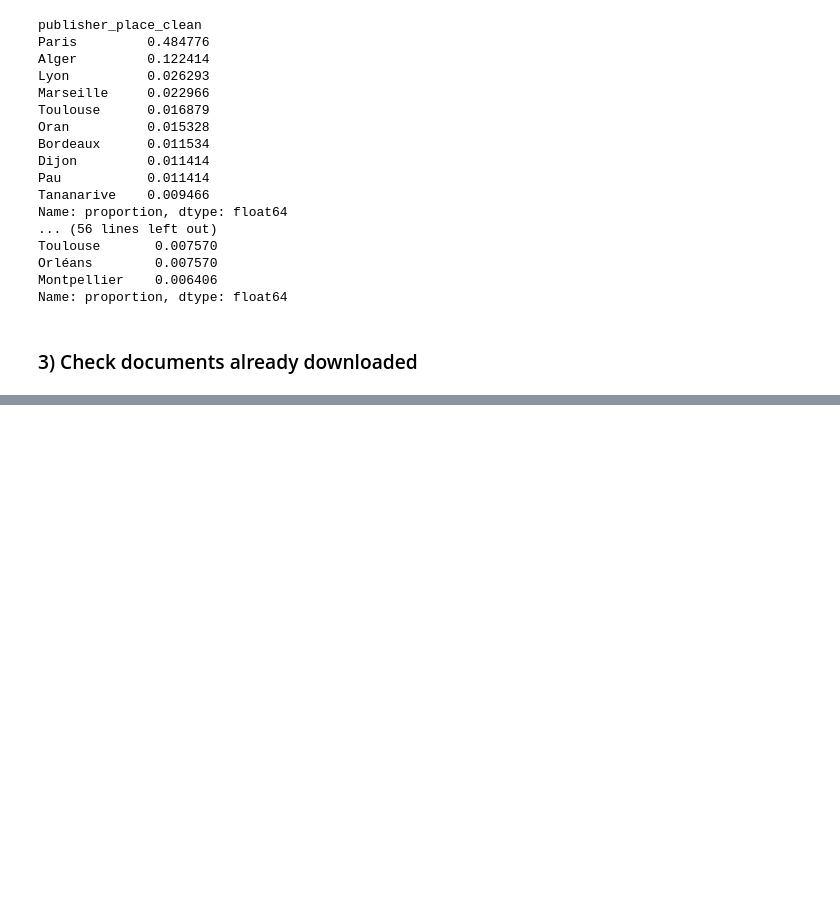
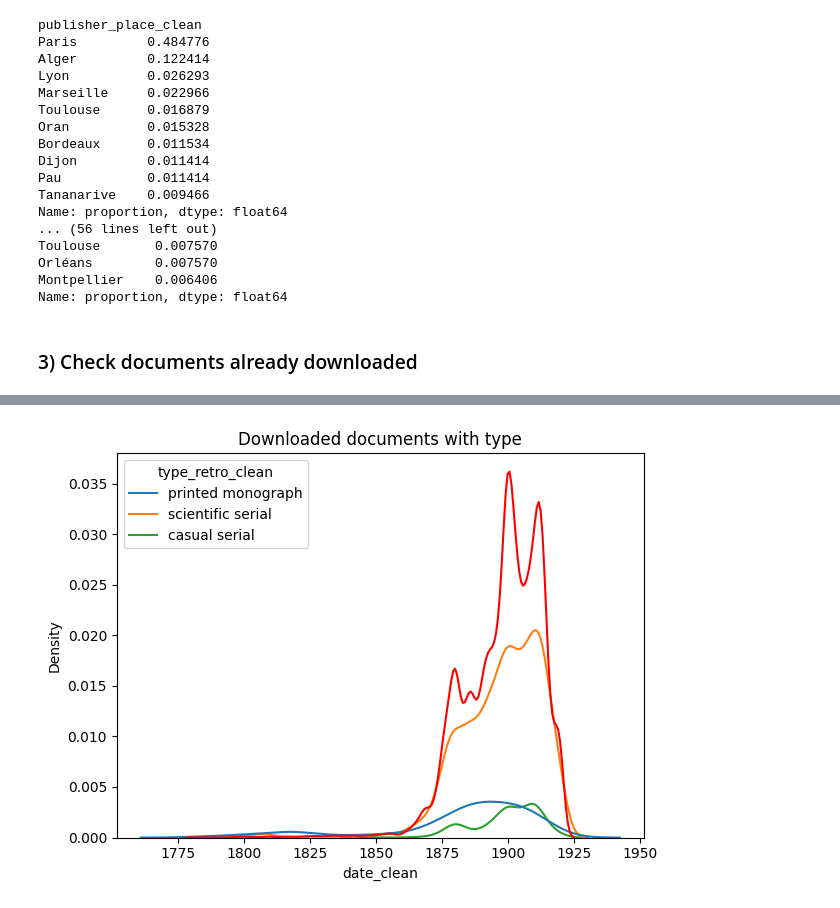
Before and after one commit to dh-epfl-students/lhst-the-ecology-of-eucalyptus, a Jupyter notebook: analysis/filter.ipynb, the cells around one changed output, grey strips where cells are left out. Cells and saved outputs as stored; diff of their text form; code cells hidden in the pictures; blank space fills up the shorter version.

Commit message:
add changements généraux + cleaner type

```diff
--- a/analysis/filter.ipynb
+++ b/analysis/filter.ipynb
@@ -394,0 +391,22 @@ plt.show()
+# %%
+df_downloaded_retronews = pd.read_csv("../data/document_data_clean_test.csv")
+
+def type_check(type_clean, retro_news):
+    if type_clean != "printed serial":
+        return "printed monograph"
+
+    if retro_news == "Scientific":
+        return "scientific serial"
+
+    return "casual serial"
+
+df_downloaded_retronews["type_retro_clean"] = df_downloaded_retronews.apply(lambda x: type_check(x["type_clean"], x["retro_news"]), axis=1)
+# %%
+
+plt.title("Downloaded documents with type")
+sns.kdeplot(df_downloaded_retronews, x="date_clean", hue="type_retro_clean")
+sns.kdeplot(df, x="date_clean", color="red")
+plt.tight_layout()
+plt.show()
+# %% [output]
+[figure, added]
```
Also changed, not shown: parts of 16 cells of this notebook, 8 other files.
